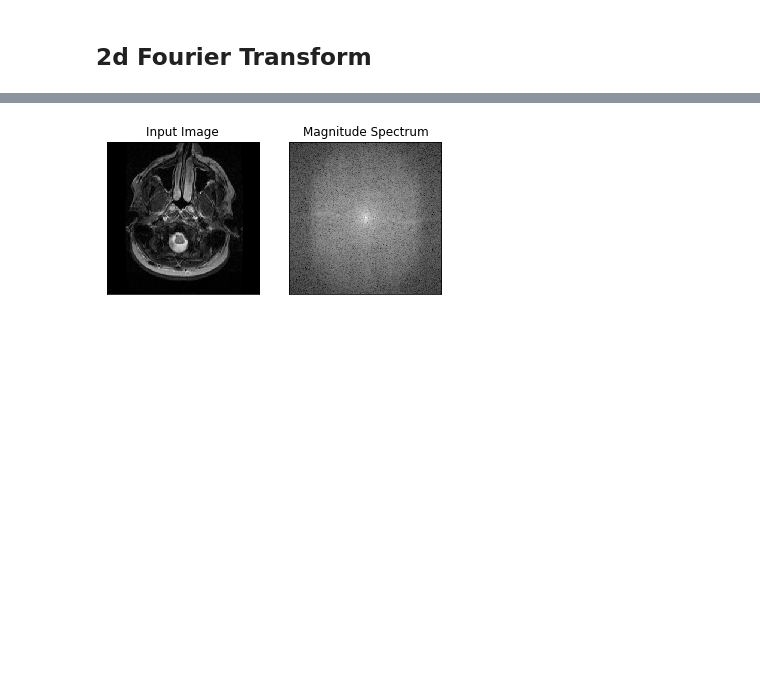
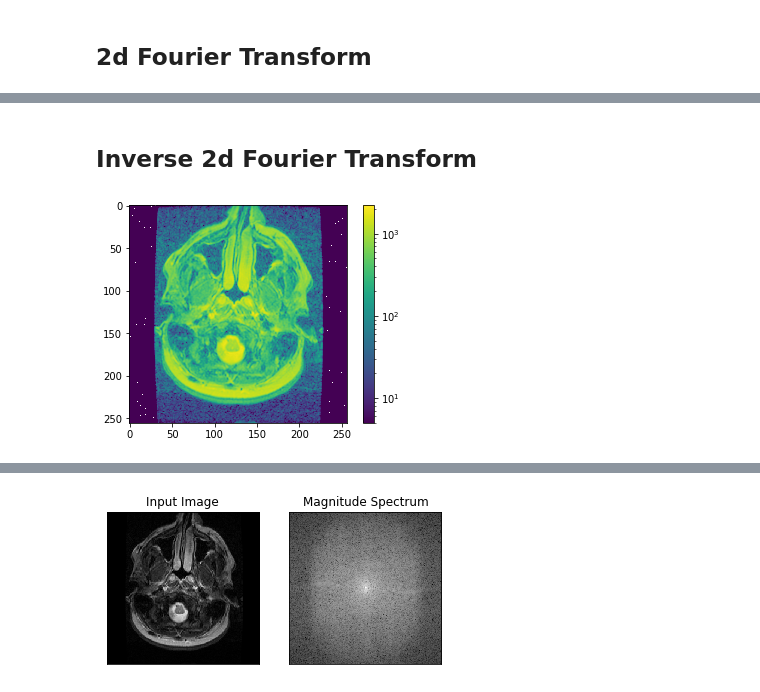
Before and after one commit to gabrielziegler3/CoDePPI, a Jupyter notebook: demos/get-distances.ipynb, the cells around one changed output, grey strips where cells are left out. Drawn from its saved outputs; the diff is of its cells as text; code cells hidden in the pictures; blank space fills up the shorter version.

```diff
--- a/demos/get-distances.ipynb
+++ b/demos/get-distances.ipynb
@@ -53,0 +61,9 @@ Text(0.5, 1.0, 'Fourier transform')
+# %% [markdown]
+## Inverse 2d Fourier Transform
+# %%
+inverse_transform = np.fft.ifft2(im_fft)
+# plt.plot(im_fft)
+plot_spectrum(inverse_transform)
+# plt.show()
+# %% [output]
+[figure, added]
```
Also changed, not shown: parts of 6 cells of this notebook.
